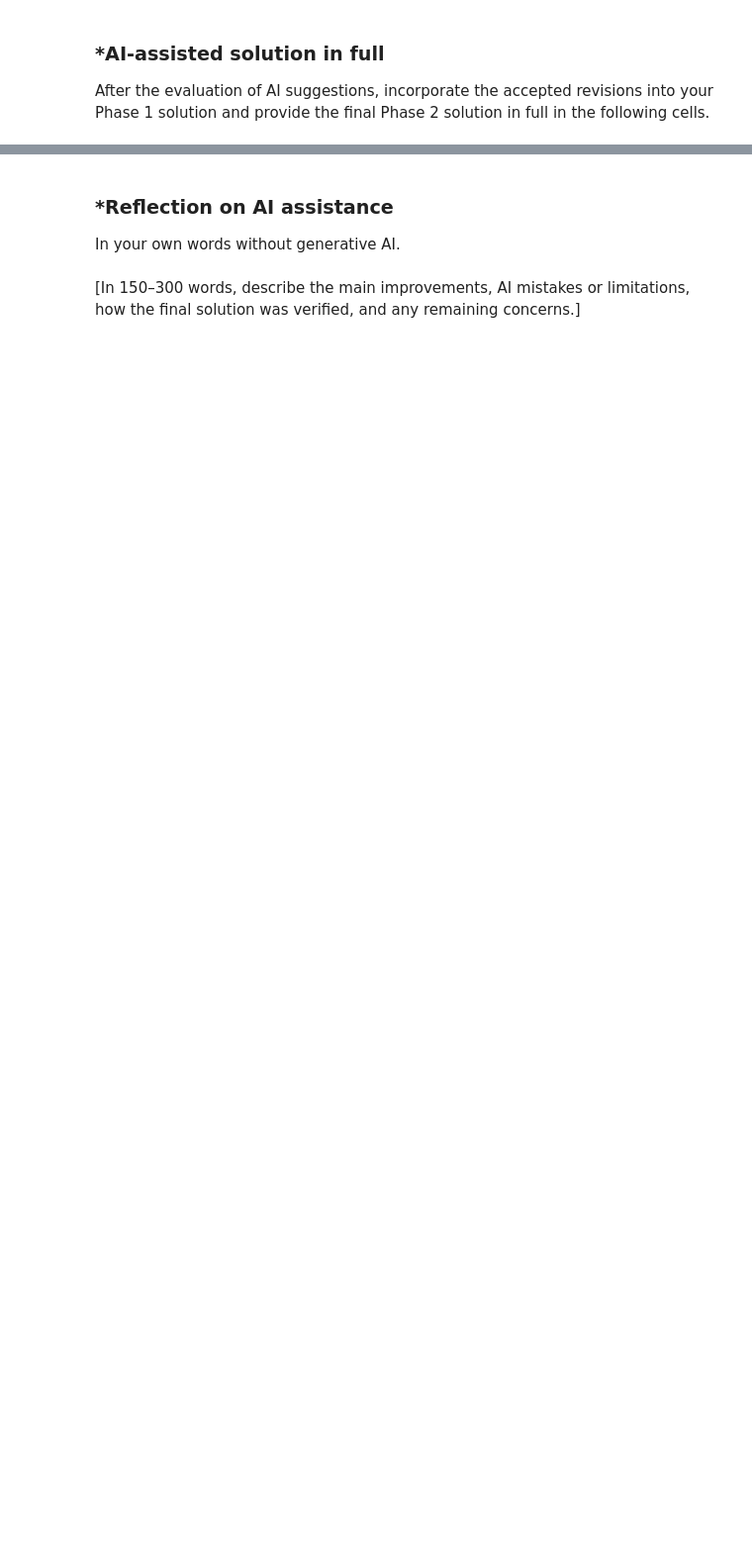
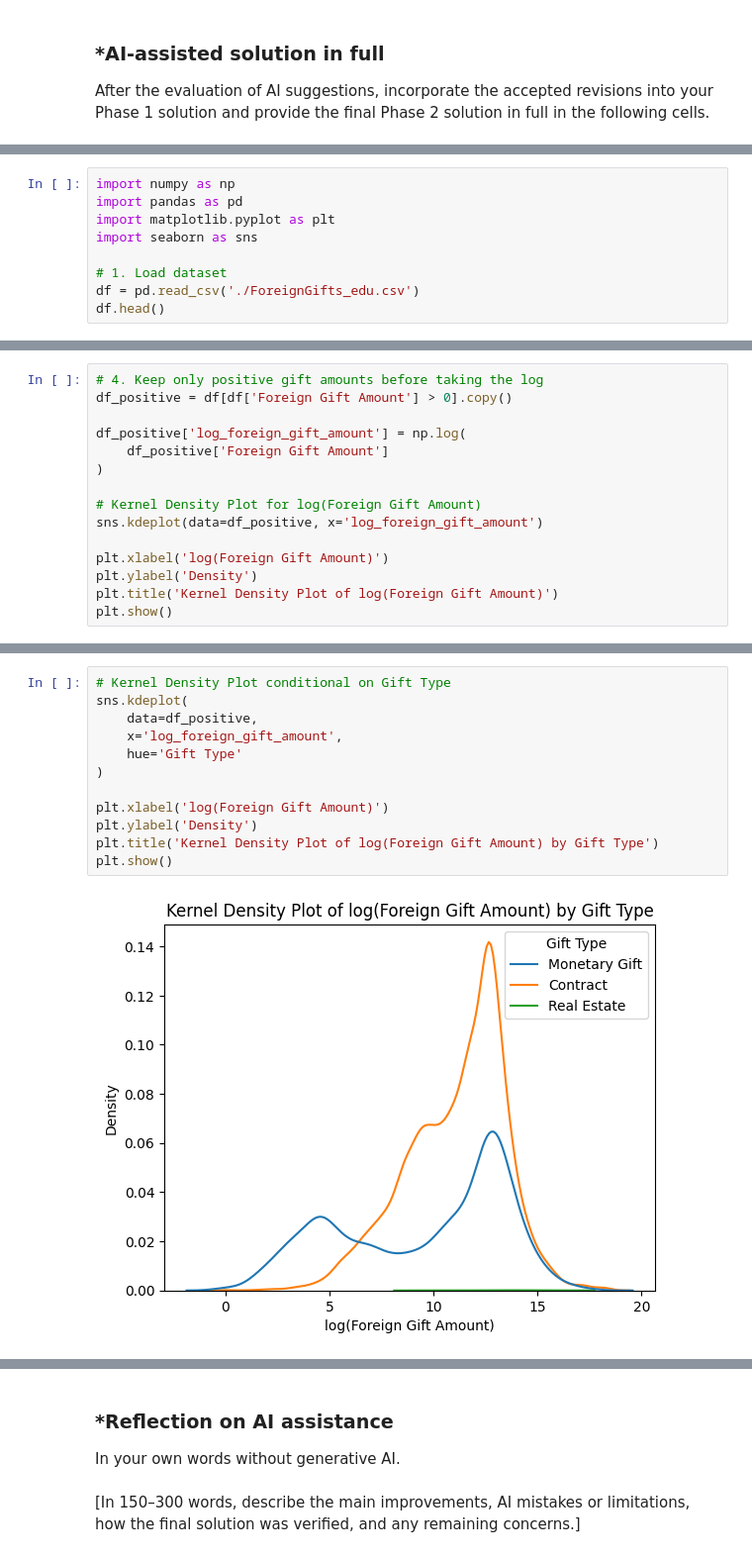
Before and after one commit to voleann/A02-eda-and-visualization, a Jupyter notebook: notebook.ipynb, the cells around one changed output, grey strips where cells are left out. Shown at 99% size. Drawn from its saved outputs; the diff is of its cells as text; blank space fills up the shorter version.

```diff
--- a/notebook.ipynb
+++ b/notebook.ipynb
@@ -221,0 +410,9 @@ After the evaluation of AI suggestions, incorporate the accepted revisions into
+# %%
+import numpy as np
+import pandas as pd
+import matplotlib.pyplot as plt
+import seaborn as sns
+
+# 1. Load dataset
+df = pd.read_csv('./ForeignGifts_edu.csv')
+df.head()
@@ -221,0 +467,15 @@ After the evaluation of AI suggestions, incorporate the accepted revisions into
+# %%
+# 4. Keep only positive gift amounts before taking the log
+df_positive = df[df['Foreign Gift Amount'] > 0].copy()
+
+df_positive['log_foreign_gift_amount'] = np.log(
+    df_positive['Foreign Gift Amount']
+)
+
+# Kernel Density Plot for log(Foreign Gift Amount)
+sns.kdeplot(data=df_positive, x='log_foreign_gift_amount')
+
+plt.xlabel('log(Foreign Gift Amount)')
+plt.ylabel('Density')
+plt.title('Kernel Density Plot of log(Foreign Gift Amount)')
+plt.show()
@@ -221,0 +484,14 @@ After the evaluation of AI suggestions, incorporate the accepted revisions into
+# %%
+# Kernel Density Plot conditional on Gift Type
+sns.kdeplot(
+    data=df_positive,
+    x='log_foreign_gift_amount',
+    hue='Gift Type'
+)
+
+plt.xlabel('log(Foreign Gift Amount)')
+plt.ylabel('Density')
+plt.title('Kernel Density Plot of log(Foreign Gift Amount) by Gift Type')
+plt.show()
+# %% [output]
+[figure, added]
```
Also changed, not shown: parts of 21 cells of this notebook.
